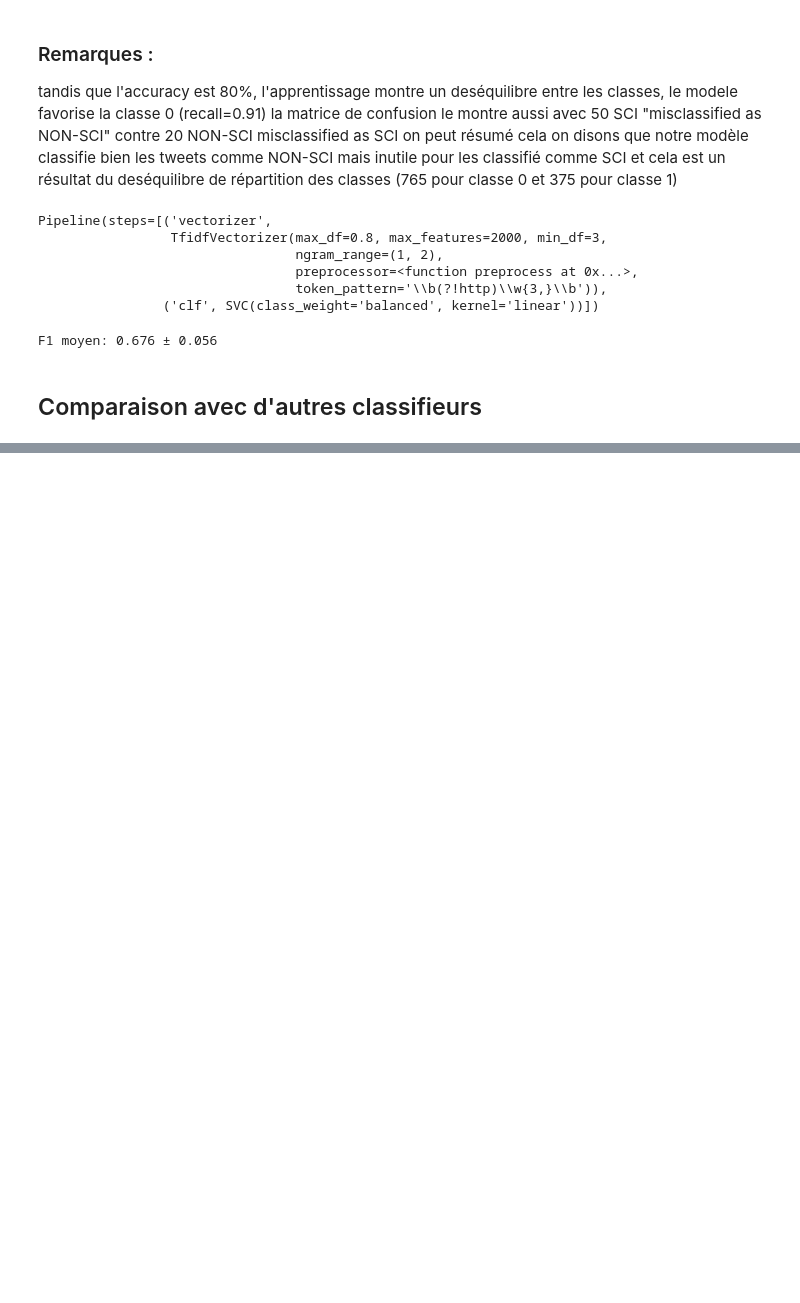
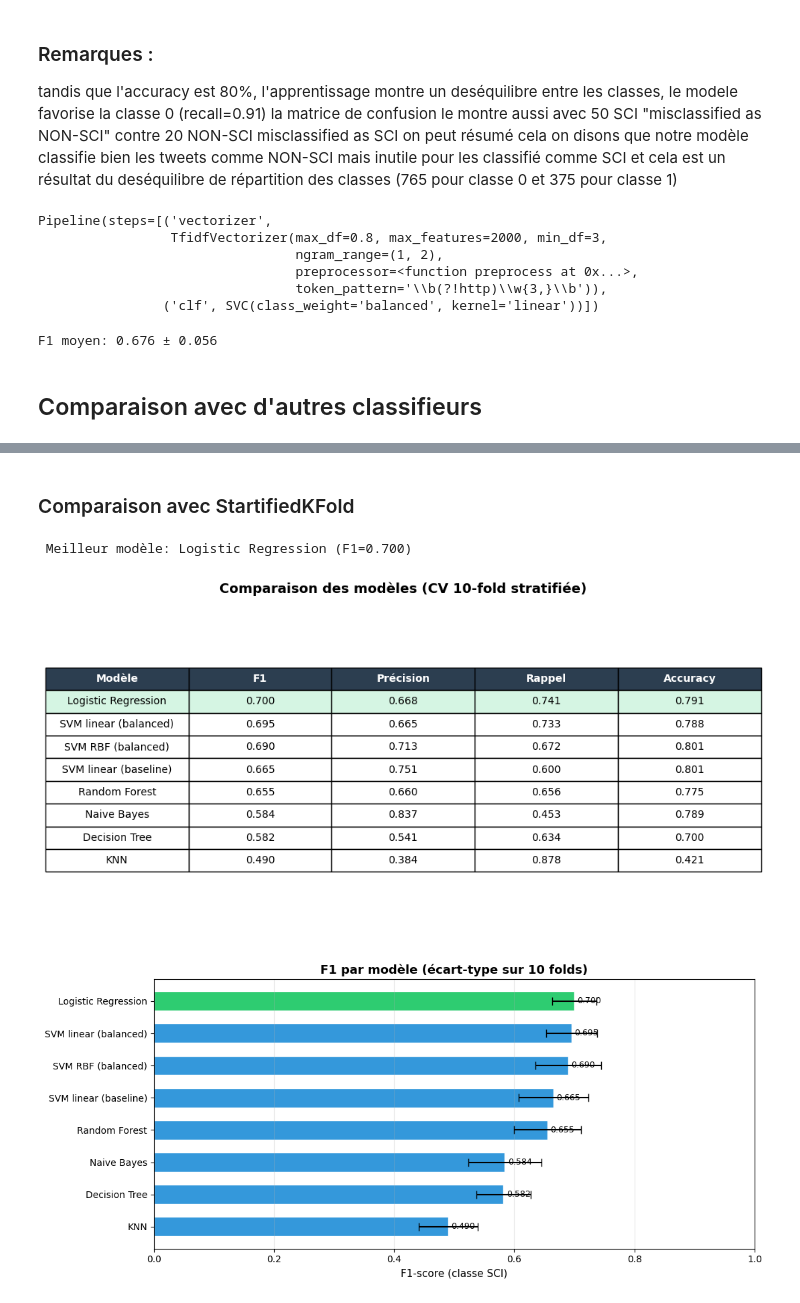
Before and after one commit to LazImane/ML_SciTweets, a Jupyter notebook: ML_SciTweets.ipynb, the cells around one changed output, grey strips where cells are left out. Saved outputs shown, nothing was run; the diff lists cells and outputs as text; code cells hidden in the pictures; blank space fills up the shorter version.

```diff
--- a/ML_SciTweets.ipynb
+++ b/ML_SciTweets.ipynb
@@ -633,0 +638,76 @@ KNN                                 0.502      0.036      0.376
+# %% [markdown]
+### Comparaison avec StartifiedKFold
+# %%
+cv = StratifiedKFold(n_splits=10, shuffle=True, random_state=42)
+results = []
+X_clean = df['text_clean']
+y = df['science_related']
+
+for name, clf in models:
+    pipe = Pipeline([
+        ("tfidf", TfidfVectorizer(
+            ngram_range=(1, 2),
+            max_features=3000,
+            token_pattern=r'\b(?!http)\w{3,}\b',
+            min_df=3,
+            max_df=0.8
+        )),
+        ("clf", clf)
+    ])
+    scores = cross_validate(pipe, X_clean, y, cv=cv, scoring=['f1', 'precision', 'recall', 'accuracy'], n_jobs=-1)
+    results.append({
+        'Modèle': name,
+        'F1': scores['test_f1'].mean(),
+        'F1 std': scores['test_f1'].std(),
+        'Précision': scores['test_precision'].mean(),
+        'Rappel': scores['test_recall'].mean(),
+        'Accuracy': scores['test_accuracy'].mean(),
+    })
+
+df_results = pd.DataFrame(results).sort_values('F1', ascending=False).reset_index(drop=True)
+print("\n Meilleur modèle:", df_results.iloc[0]['Modèle'],
+      f"(F1={df_results.iloc[0]['F1']:.3f})")
+# %% [output]
+ Meilleur modèle: Logistic Regression (F1=0.700)
+# %%
+fig, ax = plt.subplots(figsize=(10, 5))
+ax.axis('off')
+cols_display = ['Modèle', 'F1', 'Précision', 'Rappel', 'Accuracy']
+table_data = df_results[cols_display].copy()
+for c in cols_display[1:]:
+    table_data[c] = table_data[c].map('{:.3f}'.format)
+
+tbl = ax.table(cellText=table_data.values, colLabels=cols_display, loc='center', cellLoc='center')
+tbl.auto_set_font_size(False)
+tbl.set_fontsize(10)
+tbl.scale(1.3, 1.6)
+
+for j in range(len(cols_display)):
+    tbl[0, j].set_facecolor('#2c3e50')
+    tbl[0, j].set_text_props(color='white', fontweight='bold')
+
+for j in range(len(cols_display)):
+    tbl[1, j].set_facecolor('#d5f5e3')
+
+plt.title('Comparaison des modèles (CV 10-fold stratifiée)', fontsize=13, pad=12, fontweight='bold')
+plt.tight_layout()
+plt.show()
+
+fig, ax = plt.subplots(figsize=(11, 5))
+colors = ['#2ecc71' if i == 0 else '#3498db' for i in range(len(df_results))]
+bars = ax.barh(df_results['Modèle'][::-1], df_results['F1'][::-1],
+               xerr=df_results['F1 std'][::-1], color=colors[::-1],
+               edgecolor='white', capsize=4, height=0.6)
+
+for bar, val in zip(bars, df_results['F1'][::-1]):
+    ax.text(val + 0.005, bar.get_y() + bar.get_height()/2, f'{val:.3f}', va='center', fontsize=9)
+
+ax.set_xlabel('F1-score (classe SCI)', fontsize=11)
+ax.set_title('F1 par modèle (écart-type sur 10 folds)', fontsize=13, fontweight='bold')
+ax.set_xlim(0, 1.0)
+ax.grid(axis='x', alpha=0.3)
+plt.tight_layout()
+plt.show()
+# %% [output]
+[figure, added]
+[figure, added]
```
Also changed, not shown: parts of 70 cells of this notebook, 3 other files.
